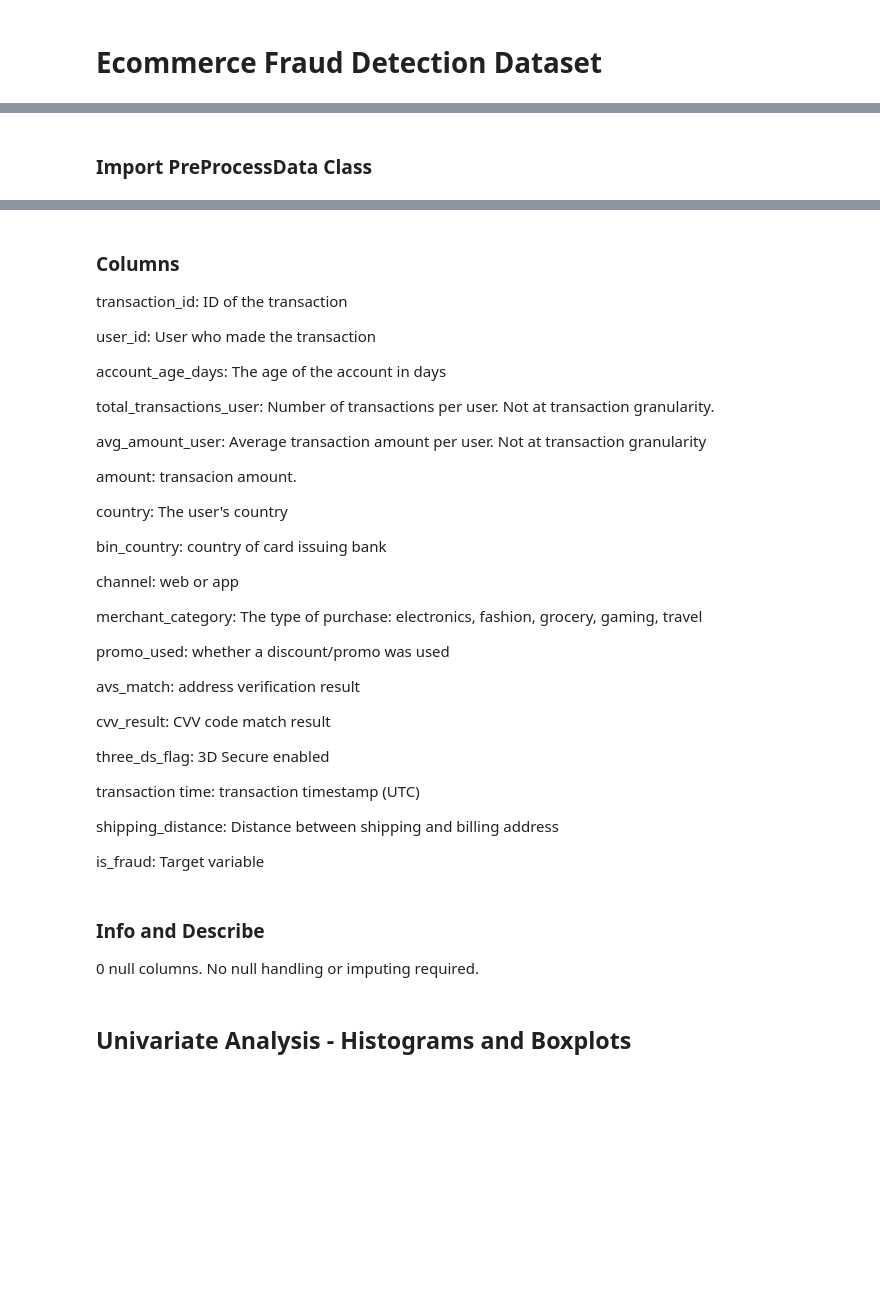
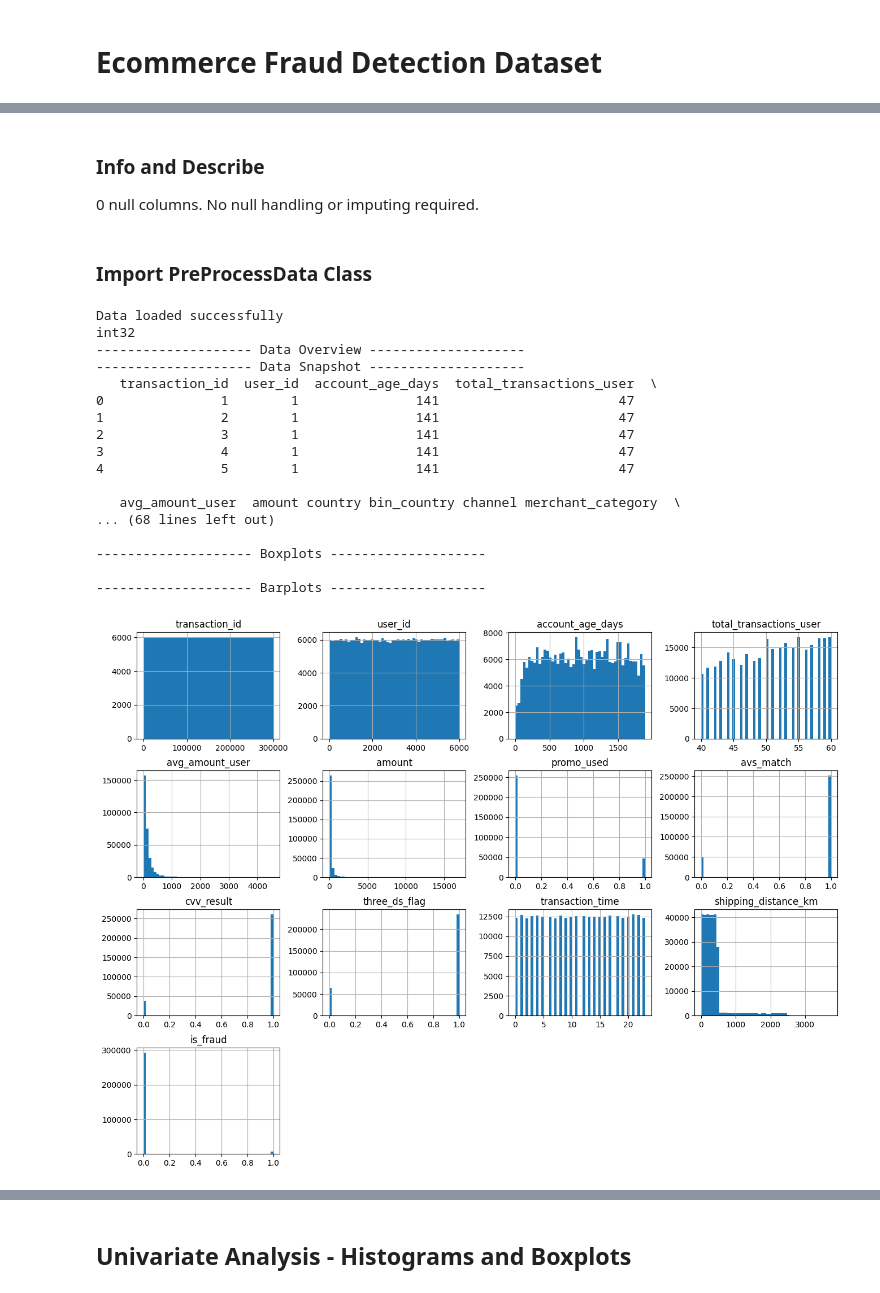
Before and after one commit to cw10877787/SJU_ML_TEAM4, a Jupyter notebook: final_project.ipynb, the cells around one changed output, grey strips where cells are left out. Cells and saved outputs as stored; diff of their text form; code cells hidden in the pictures; blank space fills up the shorter version.

```diff
--- a/final_project.ipynb
+++ b/final_project.ipynb
@@ -3,3 +39,7 @@
+# %% [markdown]
+### Info and Describe
+
+0 null columns. No null handling or imputing required.
 # %%
 #Packages and Libraries
 import numpy as np
@@ -40,5 +80,29 @@ from data_preprocessing import PreProcessData
 # %%
 #Import Data and combine into DataFrame
 df = PreProcessData(scaleType='standardize')
 df.loadData(filePath1='./transactions-1.csv', filePath2='./transactions-2.csv', fileFormat='csv')
+
+#Handling transaction_time - and we're chaining!
+df.data['transaction_time'] = pd.to_datetime(df.data['transaction_time']).dt.hour
+print(df.data['transaction_time'].dtype)
+
 df.describeData()
+# %% [output]
+Data loaded successfully
+int32
+-------------------- Data Overview --------------------
+-------------------- Data Snapshot --------------------
+   transaction_id  user_id  account_age_days  total_transactions_user  \
+0               1        1               141                       47
+1               2        1               141                       47
+2               3        1               141                       47
+3               4        1               141                       47
+4               5        1               141                       47
+
+   avg_amount_user  amount country bin_country channel merchant_category  \
+... (68 lines left out)
+
+-------------------- Boxplots --------------------
+
+-------------------- Barplots --------------------
+[figure, added]
@@ -45,43 +114,3 @@ df.describeData()
-# %% [markdown]
-### Columns
-
-transaction_id: ID of the transaction
-
-user_id: User who made the transaction
-
-account_age_days: The age of the account in days
-
-total_transactions_user: Number of transactions per user. Not at transaction granularity.
-
-avg_amount_user: Average transaction amount per user. Not at transaction granularity
-
-amount: transacion amount.
-
-country: The user's country
-
-bin_country: country of card issuing bank
-
-channel: web or app
-
-merchant_category: The type of purchase: electronics, fashion, grocery, gaming, travel
-
-promo_used: whether a discount/promo was used
-
-avs_match: address verification result
-
-cvv_result: CVV code match result
-
-three_ds_flag: 3D Secure enabled
-
-transaction time: transaction timestamp (UTC)
-
-shipping_distance: Distance between shipping and billing address
-
-is_fraud: Target variable
-# %% [markdown]
-### Info and Describe
-
-0 null columns. No null handling or imputing required.
 # %% [markdown]
 ## Univariate Analysis - Histograms and Boxplots
 # %% [markdown]
```
Also changed, not shown: parts of 29 cells of this notebook, 1 other file.
